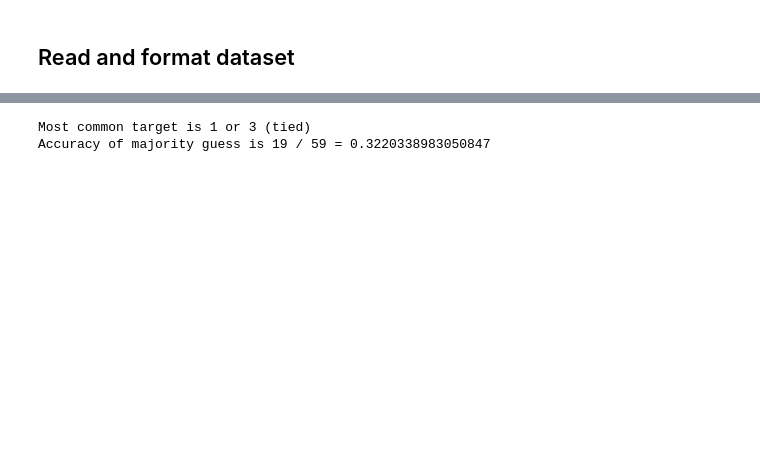
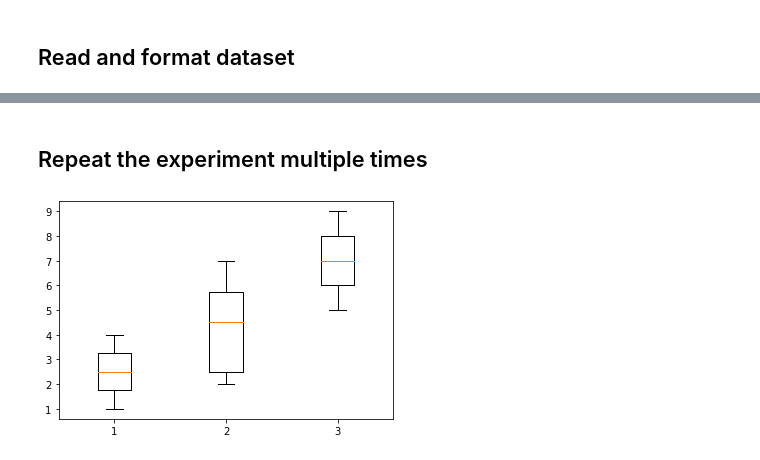
Before and after one commit to rkimpins/classifying_fruit, a Jupyter notebook: classifying_fruit.ipynb, the cells around one changed output, grey strips where cells are left out. Drawn from its saved outputs; the diff is of its cells as text; code cells hidden in the pictures; blank space fills up the shorter version.

```diff
--- a/classifying_fruit.ipynb
+++ b/classifying_fruit.ipynb
@@ -256,6 +231,2 @@ def split_dataset(train_size, val_size, test_size, dataset):
-# %%
-print(f"Most common target is {df.fruit_label.mode()[0]} or {df.fruit_label.mode()[1]} (tied)")
-print(f"Accuracy of majority guess is {df.fruit_label.value_counts().max()} / {df.shape[0]} = {df.fruit_label.value_counts().max() / df.shape[0]}")
-# %% [output]
-Most common target is 1 or 3 (tied)
-Accuracy of majority guess is 19 / 59 = 0.3220338983050847
+# %% [markdown]
+## Repeat the experiment multiple times
@@ -261,0 +278,12 @@ Accuracy of majority guess is 19 / 59 = 0.3220338983050847
+# %%
+print("Logistic Regression")
+print(f"Average Validation: {avg_log_vals}, Average Test: {avg_log_tests} Average C: {avg_log_params}")
+print("SVC")
+print(f"Average Validation: {avg_svc_vals}, Average Test: {avg_svc_tests} Average C: {avg_svc_param1s}, Average Gamma: {avg_svc_param2s}")
+print("Decision Tree")
+print(f"Average Validation: {avg_tree_vals}, Average Test: {avg_tree_tests}, Average Depth: {avg_tree_params}")
+
+plt.boxplot([avg_log_tests, avg_svc_tests, avg_tree_tests])
+plt.show()
+# %% [output]
+[figure, added]
```
Also changed, not shown: parts of 13 cells of this notebook, 1 other file.
